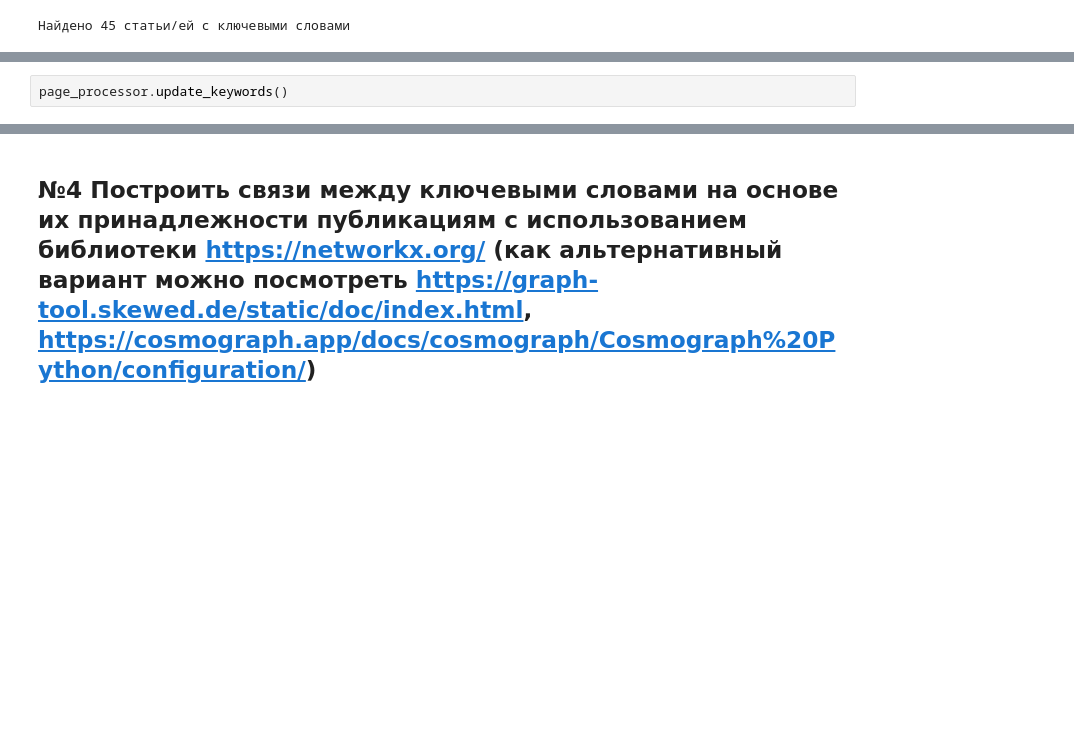
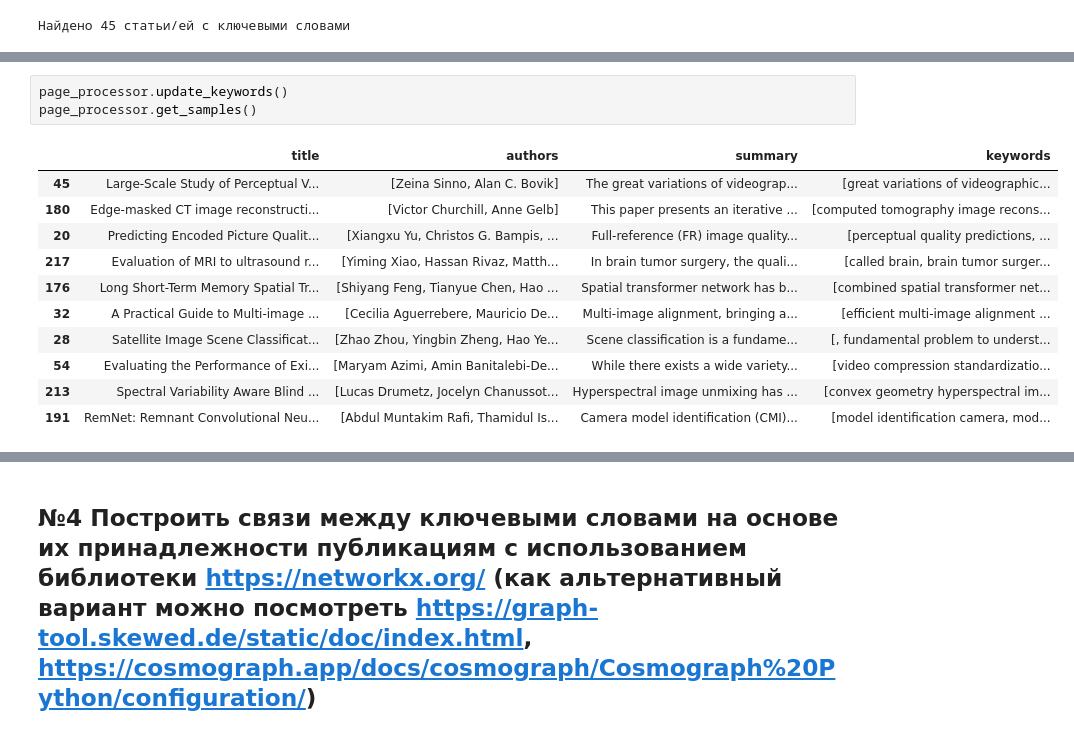
Before and after one commit to DmitryVasilkovW/labs, a Jupyter notebook: lab1/report.ipynb, the cells around one changed output, grey strips where cells are left out. Cells and saved outputs as stored; diff of their text form; blank space fills up the shorter version.

```diff
--- a/lab1/report.ipynb
+++ b/lab1/report.ipynb
@@ -51,3 +52,16 @@ page_processor.get_samples()
 # %%
 page_processor.update_keywords()
+page_processor.get_samples()
+# %% [output]
+|  | title | authors | summary | keywords |
+| 45 | Large-Scale Study of Perceptual V... | [Zeina Sinno, Alan C. Bovik] | The great variations of videograp... | [great variations of videographic... |
+| 180 | Edge-masked CT image reconstructi... | [Victor Churchill, Anne Gelb] | This paper presents an iterative ... | [computed tomography image recons... |
+| 20 | Predicting Encoded Picture Qualit... | [Xiangxu Yu, Christos G. Bampis, ... | Full-reference (FR) image quality... | [perceptual quality predictions, ... |
+| 217 | Evaluation of MRI to ultrasound r... | [Yiming Xiao, Hassan Rivaz, Matth... | In brain tumor surgery, the quali... | [called brain, brain tumor surger... |
+| 176 | Long Short-Term Memory Spatial Tr... | [Shiyang Feng, Tianyue Chen, Hao ... | Spatial transformer network has b... | [combined spatial transformer net... |
+| 32 | A Practical Guide to Multi-image ... | [Cecilia Aguerrebere, Mauricio De... | Multi-image alignment, bringing a... | [efficient multi-image alignment ... |
+| 28 | Satellite Image Scene Classificat... | [Zhao Zhou, Yingbin Zheng, Hao Ye... | Scene classification is a fundame... | [, fundamental problem to underst... |
+| 54 | Evaluating the Performance of Exi... | [Maryam Azimi, Amin Banitalebi-De... | While there exists a wide variety... | [video compression standardizatio... |
+| 213 | Spectral Variability Aware Blind ... | [Lucas Drumetz, Jocelyn Chanussot... | Hyperspectral image unmixing has ... | [convex geometry hyperspectral im... |
+| 191 | RemNet: Remnant Convolutional Neu... | [Abdul Muntakim Rafi, Thamidul Is... | Camera model identification (CMI)... | [model identification camera, mod... |
 # %%
```
Also changed, not shown: parts of 12 cells of this notebook, 11 other files.
